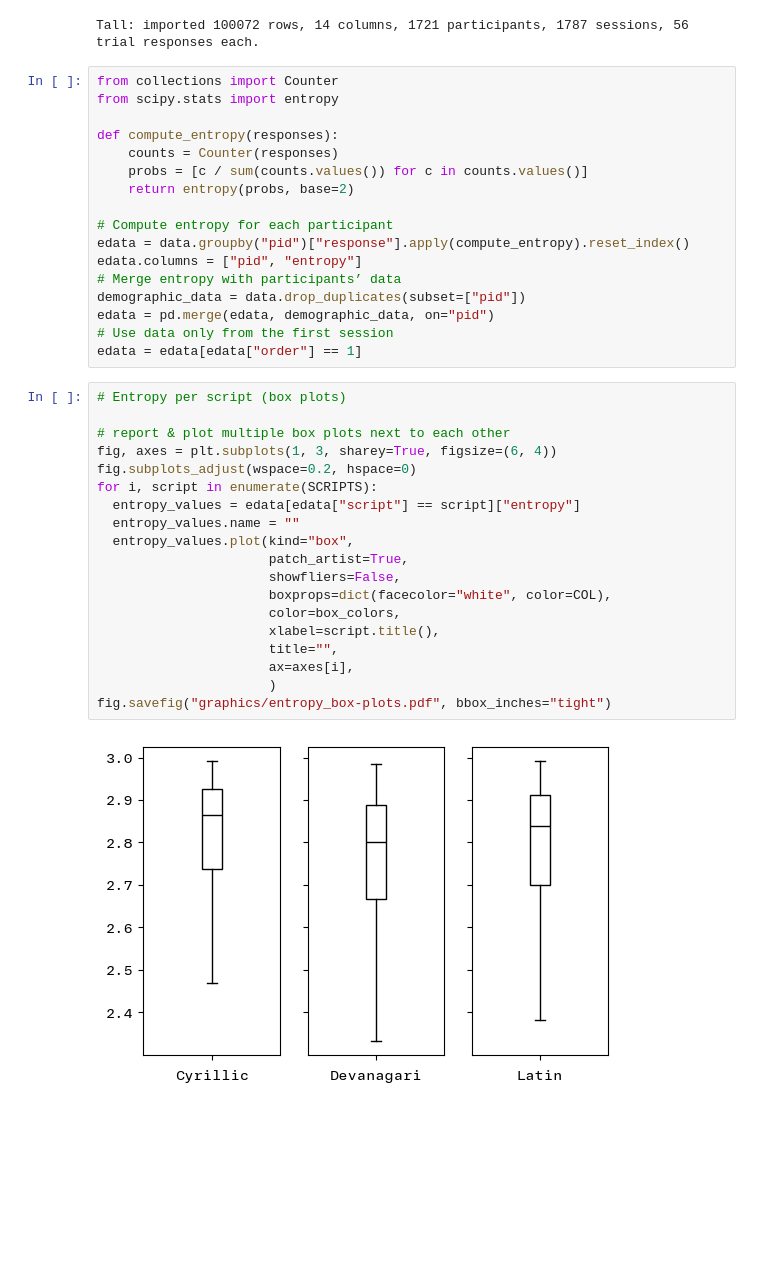
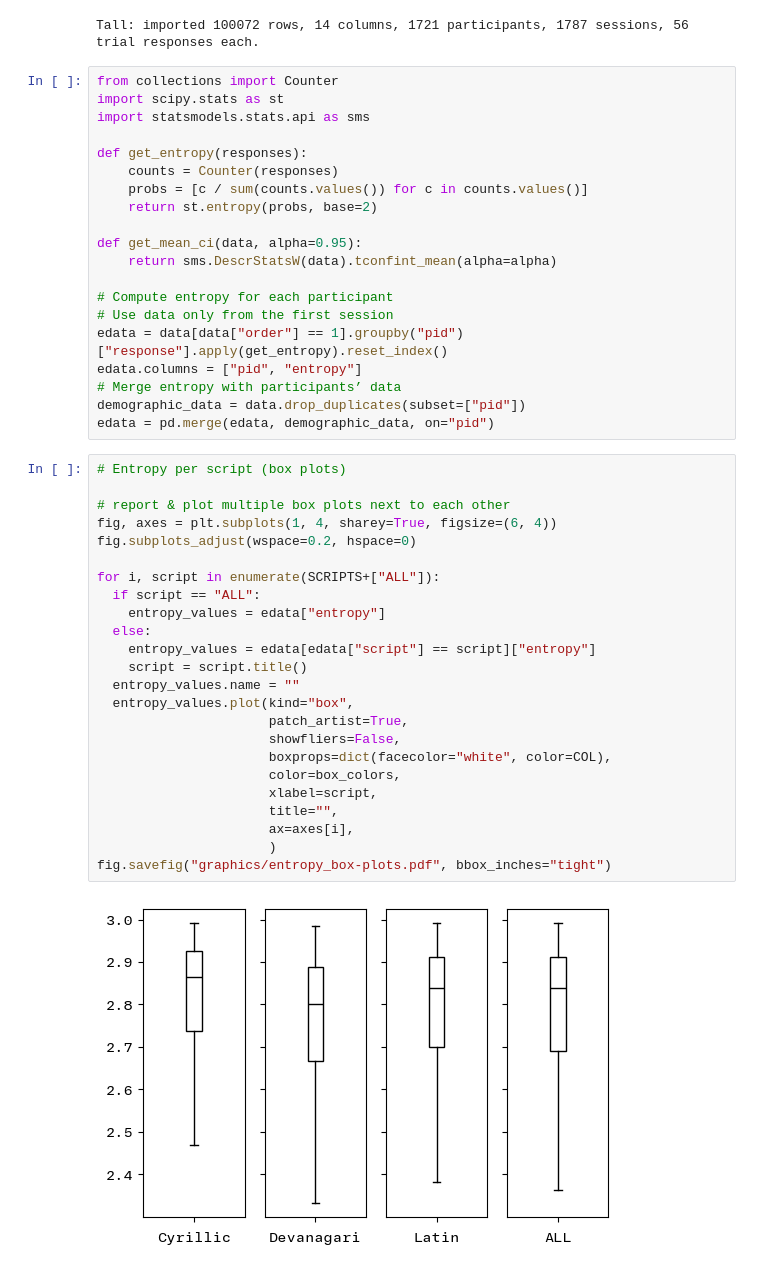
Before and after one commit to MrBrezina/context-sensitive-visual-similarity, a Jupyter notebook: data/participants-agreement.ipynb, the cells around one changed output. Saved outputs shown, nothing was run; the diff lists cells and outputs as text; blank space fills up the shorter version.

```diff
--- a/data/participants-agreement.ipynb
+++ b/data/participants-agreement.ipynb
@@ -56,40 +102,48 @@ print(f"Tall: imported {data.shape[0]} rows, {data.shape[1]} columns, {pcount} p
 Tall: imported 100072 rows, 14 columns, 1721 participants, 1787 sessions, 56 trial responses each.
 # %%
 from collections import Counter
-from scipy.stats import entropy
+import scipy.stats as st
+import statsmodels.stats.api as sms
 
-def compute_entropy(responses):
+def get_entropy(responses):
     counts = Counter(responses)
     probs = [c / sum(counts.values()) for c in counts.values()]
-    return entropy(probs, base=2)
+    return st.entropy(probs, base=2)
+
+def get_mean_ci(data, alpha=0.95):
+    return sms.DescrStatsW(data).tconfint_mean(alpha=alpha)
 
 # Compute entropy for each participant
-edata = data.groupby("pid")["response"].apply(compute_entropy).reset_index()
+# Use data only from the first session
+edata = data[data["order"] == 1].groupby("pid")["response"].apply(get_entropy).reset_index()
 edata.columns = ["pid", "entropy"]
 # Merge entropy with participants’ data
 demographic_data = data.drop_duplicates(subset=["pid"])
 edata = pd.merge(edata, demographic_data, on="pid")
-# Use data only from the first session
-edata = edata[edata["order"] == 1]
 # %%
 # Entropy per script (box plots)
 
 # report & plot multiple box plots next to each other
-fig, axes = plt.subplots(1, 3, sharey=True, figsize=(6, 4))
+fig, axes = plt.subplots(1, 4, sharey=True, figsize=(6, 4))
 fig.subplots_adjust(wspace=0.2, hspace=0)
-for i, script in enumerate(SCRIPTS):
-  entropy_values = edata[edata["script"] == script]["entropy"]
+
+for i, script in enumerate(SCRIPTS+["ALL"]):
+  if script == "ALL":
+    entropy_values = edata["entropy"]
+  else:
+    entropy_values = edata[edata["script"] == script]["entropy"]
+    script = script.title()
   entropy_values.name = ""
   entropy_values.plot(kind="box",
                       patch_artist=True,
                       showfliers=False,
                       boxprops=dict(facecolor="white", color=COL),
                       color=box_colors,
-                      xlabel=script.title(),
+                      xlabel=script,
                       title="",
                       ax=axes[i],
                       )
 fig.savefig("graphics/entropy_box-plots.pdf", bbox_inches="tight")
 # %% [output]
-[figure, old version]
+[figure, new version]
 # %%
```
Also changed, not shown: parts of 6 cells of this notebook, 7 other files.
